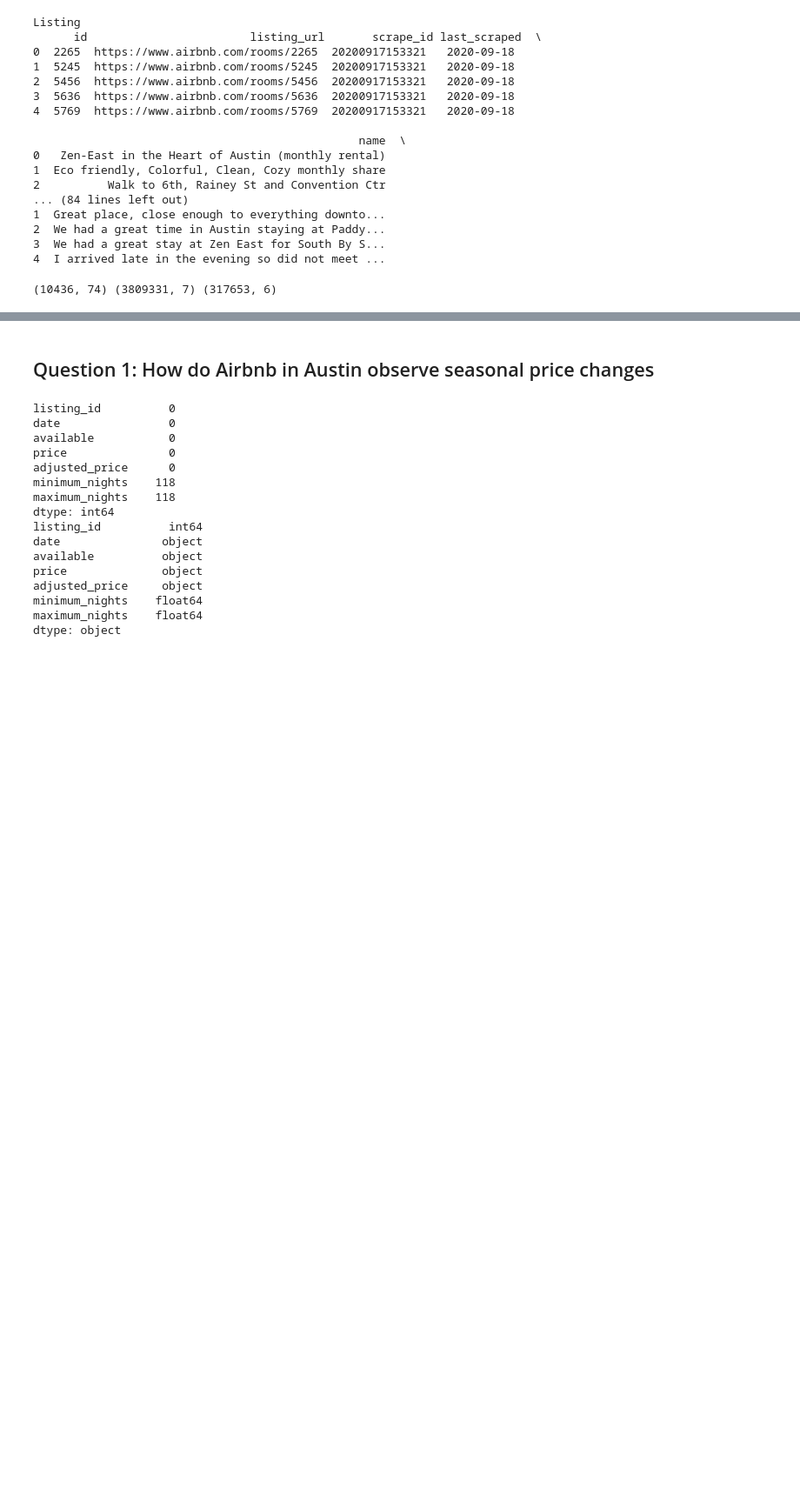
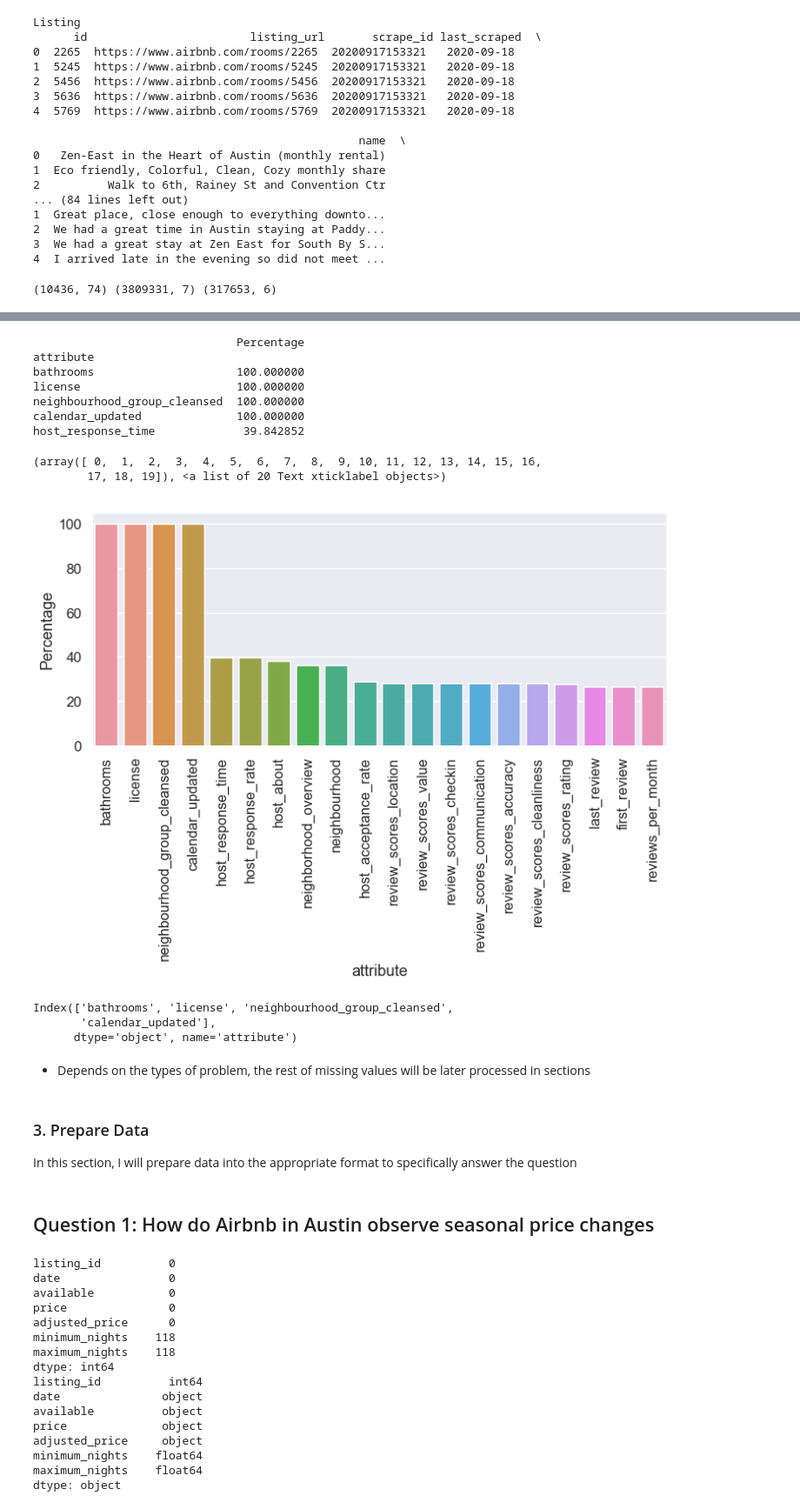
Before and after one commit to pdnguyen1707/Austin-Airbnb-EDA, a Jupyter notebook: AustinAirbnb.ipynb, the cells around one changed output, grey strips where cells are left out. Shown at 87% size. Saved outputs shown, nothing was run; the diff lists cells and outputs as text; code cells hidden in the pictures; blank space fills up the shorter version.

```diff
--- a/AustinAirbnb.ipynb
+++ b/AustinAirbnb.ipynb
@@ -41,3 +128,50 @@ print(listing.shape, calendar.shape, reviews.shape)
+# %%
+#Checking missing values in dataset
+df_missing = listing.isna().sum()
+missing_perct = (df_missing * 100 / len(listing)).sort_values(ascending = False)
+df_missing_perct = pd.DataFrame({"attribute" : missing_perct.index, "Percentage" : missing_perct.values}).head(20)
+df_missing_perct.set_index("attribute", inplace = True)
+print(df_missing_perct.head())
+
+#df_missing_perct = pd.DataFrame(data = missing_perct)
+#print(df_missing_perct[:10])
+
+sns.set_style("darkgrid")
+sns.set_context("talk")
+figure, axes = plt.subplots(figsize = (12,5))
+ax = sns.barplot(df_missing_perct.index, df_missing_perct.Percentage)
+plt.xticks(rotation = 90)
+
+#plt.bar(x, y)
+#plt.show()
+# %% [output]
+                              Percentage
+attribute
+bathrooms                     100.000000
+license                       100.000000
+neighbourhood_group_cleansed  100.000000
+calendar_updated              100.000000
+host_response_time             39.842852
+(array([ 0,  1,  2,  3,  4,  5,  6,  7,  8,  9, 10, 11, 12, 13, 14, 15, 16,
+        17, 18, 19]), <a list of 20 Text xticklabel objects>)
+[figure, added]
+# %%
+#Columns that have more than 50% missing values
+
+missing_50 = df_missing_perct[df_missing_perct['Percentage'] > 50].index
+print(missing_50)
+
+listing.drop(labels = missing_50, axis = 1, inplace = True)
+# %% [output]
+Index(['bathrooms', 'license', 'neighbourhood_group_cleansed',
+       'calendar_updated'],
+      dtype='object', name='attribute')
+# %% [markdown]
+- Depends on the types of problem, the rest of missing values will be later processed in sections
+# %% [markdown]
+### 3. Prepare Data
+
+In this section, I will prepare data into the appropriate format to specifically answer the question
 # %% [markdown]
 ## Question 1: How do Airbnb in Austin observe seasonal price changes
 # %%
```
Also changed, not shown: parts of 20 cells of this notebook.
